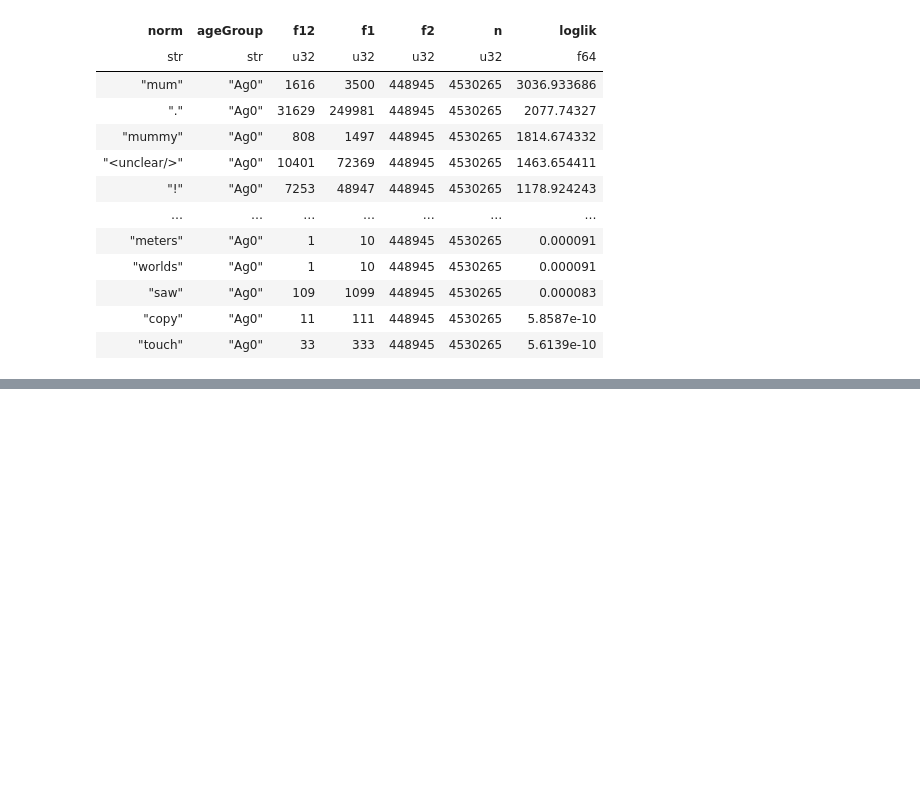
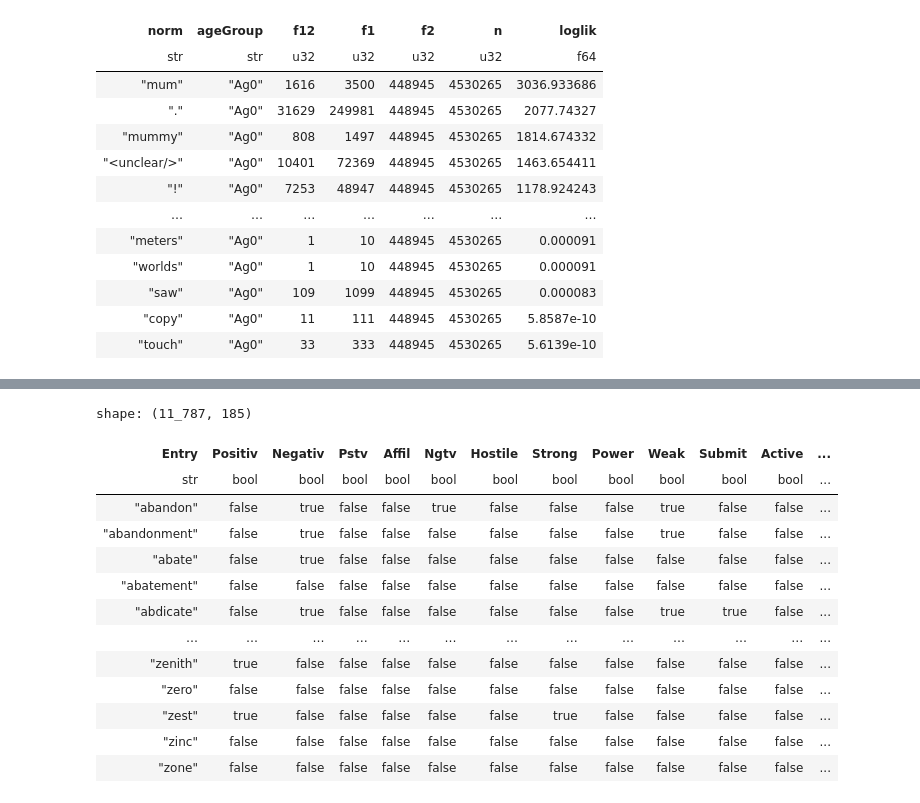
Before and after one commit to rmalouf/polars_corpus, a Jupyter notebook: examples/keywords.ipynb, the cells around one changed output, grey strips where cells are left out. Saved outputs shown, nothing was run; the diff lists cells and outputs as text; code cells hidden in the pictures; blank space fills up the shorter version.

```diff
--- a/examples/keywords.ipynb
+++ b/examples/keywords.ipynb
@@ -114,0 +146,27 @@ shape: (6_977, 7)
+# %%
+# https://inquirer.sites.fas.harvard.edu/spreadsheet_guide.htm
+# merge rows for multi-sense words?
+
+inq = (
+    pl.read_csv("inqtabs.tsv", separator="\t")
+    .with_columns(pl.col("Entry").str.to_lowercase())
+    .tail(-1)
+    .select(cs.all().exclude("Source"))
+    .with_columns(~cs.all().exclude("Entry").is_null())
+)
+inq
+# %% [output]
+shape: (11_787, 185)
+| Entry | Positiv | Negativ | Pstv | Affil | Ngtv | Hostile | Strong | Power | Weak | Submit | Active | ... |
+| str | bool | bool | bool | bool | bool | bool | bool | bool | bool | bool | bool | ... |
+| "abandon" | false | true | false | false | true | false | false | false | true | false | false | ... |
+| "abandonment" | false | true | false | false | false | false | false | false | true | false | false | ... |
+| "abate" | false | true | false | false | false | false | false | false | false | false | false | ... |
+| "abatement" | false | false | false | false | false | false | false | false | false | false | false | ... |
+| "abdicate" | false | true | false | false | false | false | false | false | true | true | false | ... |
+| … | … | … | … | … | … | … | … | … | … | … | … | ... |
+| "zenith" | true | false | false | false | false | false | false | false | false | false | false | ... |
+| "zero" | false | false | false | false | false | false | false | false | false | false | false | ... |
+| "zest" | true | false | false | false | false | false | true | false | false | false | false | ... |
+| "zinc" | false | false | false | false | false | false | false | false | false | false | false | ... |
+| "zone" | false | false | false | false | false | false | false | false | false | false | false | ... |
```
Also changed, not shown: parts of 16 cells of this notebook, 3 other files.
